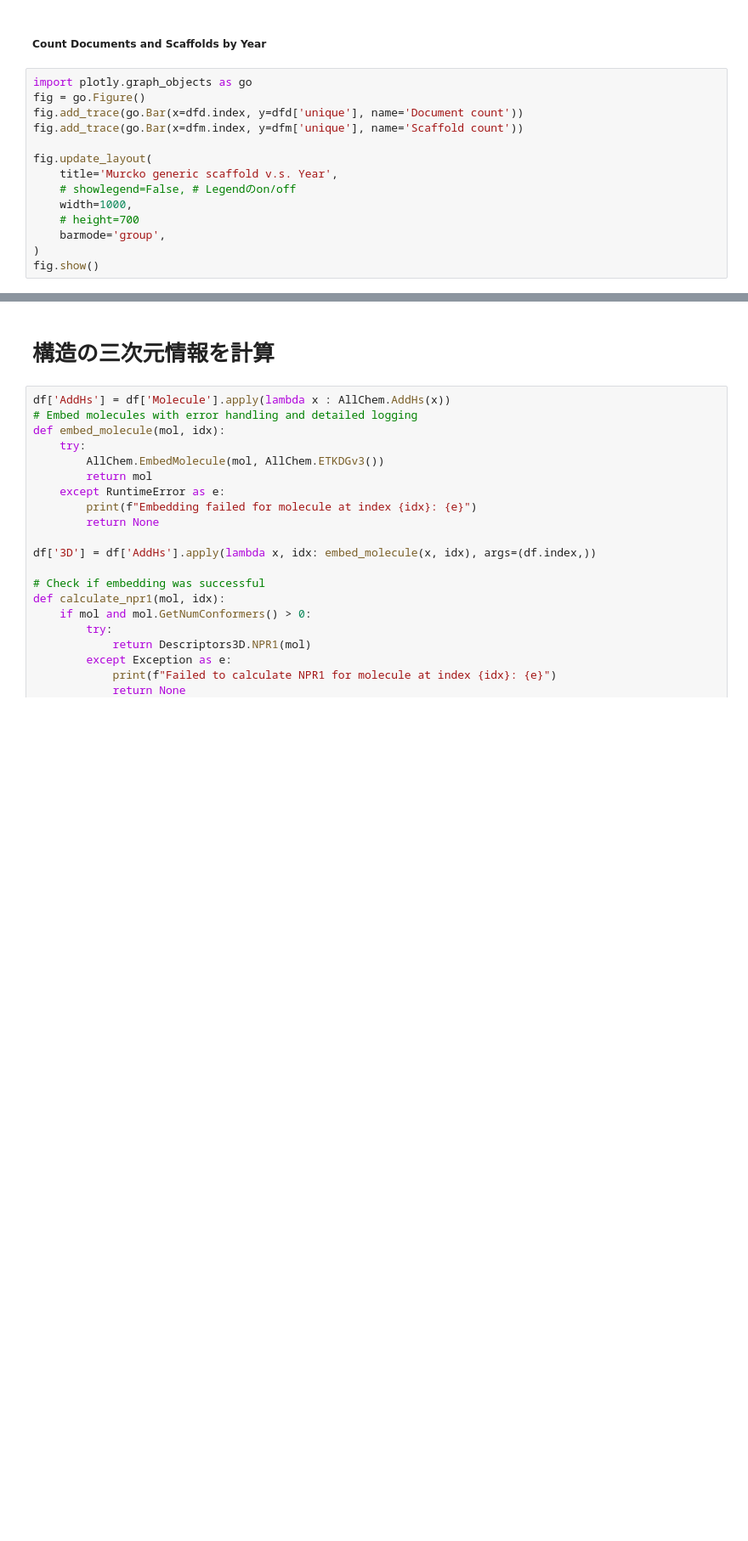
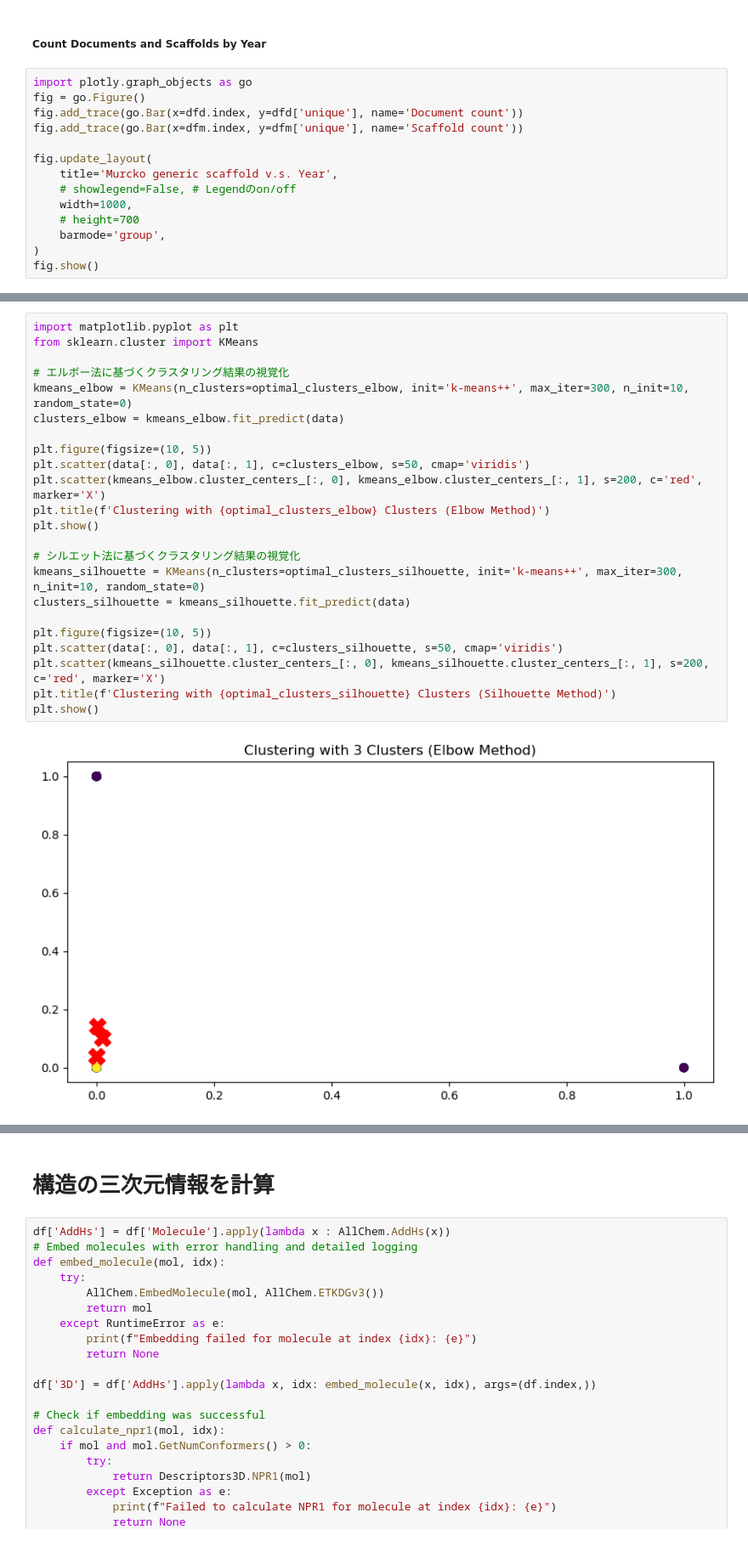
Before and after one commit to keetane/infomatics, a Jupyter notebook: ChEMBLapi.ipynb, the cells around one changed output, grey strips where cells are left out. Shown at 85% size. Saved outputs shown, nothing was run; the diff lists cells and outputs as text; blank space fills up the shorter version.

```diff
--- a/ChEMBLapi.ipynb
+++ b/ChEMBLapi.ipynb
@@ -145,0 +291,25 @@ fig.show()
+# %%
+import matplotlib.pyplot as plt
+from sklearn.cluster import KMeans
+
+# エルボー法に基づくクラスタリング結果の視覚化
+kmeans_elbow = KMeans(n_clusters=optimal_clusters_elbow, init='k-means++', max_iter=300, n_init=10, random_state=0)
+clusters_elbow = kmeans_elbow.fit_predict(data)
+
+plt.figure(figsize=(10, 5))
+plt.scatter(data[:, 0], data[:, 1], c=clusters_elbow, s=50, cmap='viridis')
+plt.scatter(kmeans_elbow.cluster_centers_[:, 0], kmeans_elbow.cluster_centers_[:, 1], s=200, c='red', marker='X')
+plt.title(f'Clustering with {optimal_clusters_elbow} Clusters (Elbow Method)')
+plt.show()
+
+# シルエット法に基づくクラスタリング結果の視覚化
+kmeans_silhouette = KMeans(n_clusters=optimal_clusters_silhouette, init='k-means++', max_iter=300, n_init=10, random_state=0)
+clusters_silhouette = kmeans_silhouette.fit_predict(data)
+
+plt.figure(figsize=(10, 5))
+plt.scatter(data[:, 0], data[:, 1], c=clusters_silhouette, s=50, cmap='viridis')
+plt.scatter(kmeans_silhouette.cluster_centers_[:, 0], kmeans_silhouette.cluster_centers_[:, 1], s=200, c='red', marker='X')
+plt.title(f'Clustering with {optimal_clusters_silhouette} Clusters (Silhouette Method)')
+plt.show()
+# %% [output]
+[figure, added]
```
Also changed, not shown: parts of 17 cells of this notebook, 2 other files.
